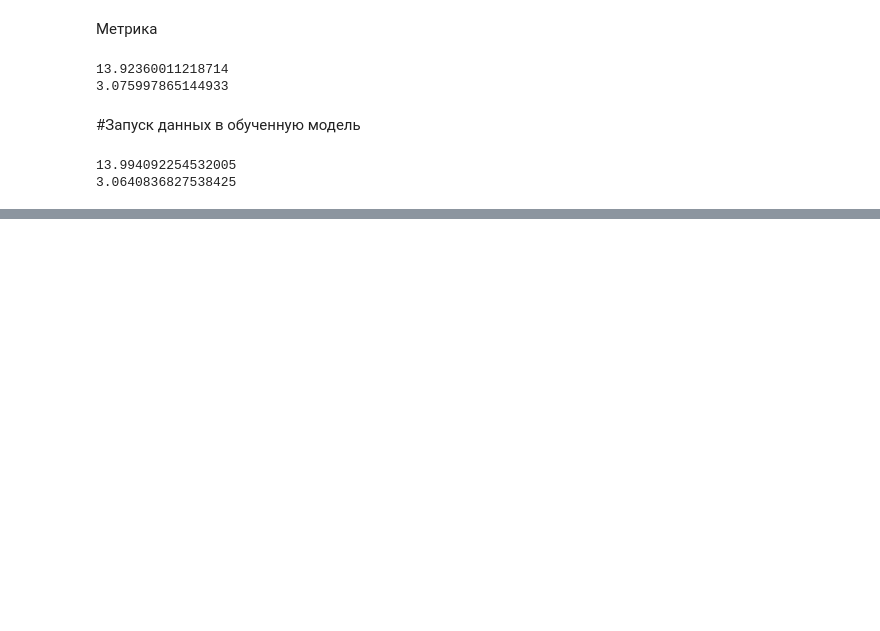
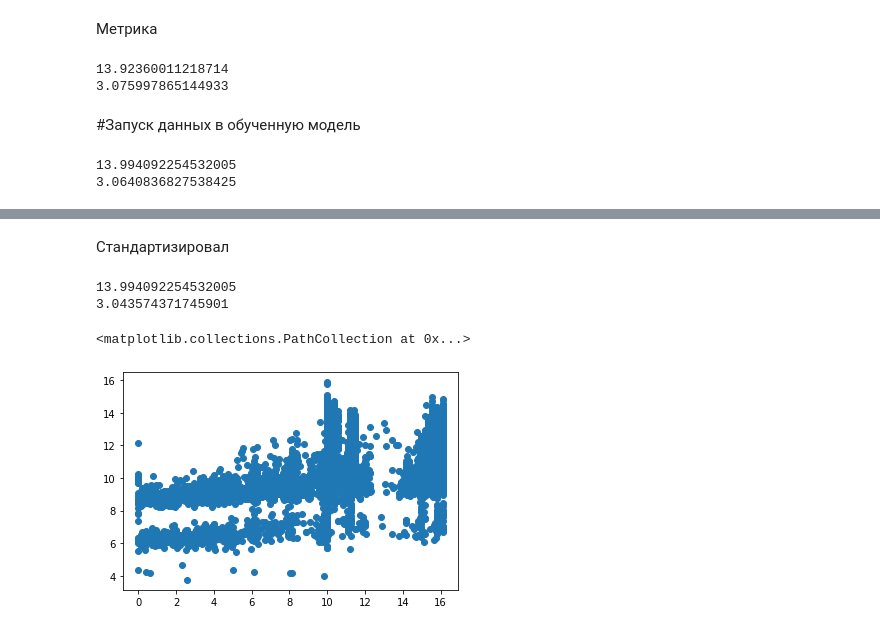
Before and after one commit to Dandarin37/Numpy, a Jupyter notebook: kurs_cv1.ipynb, the cells around one changed output, grey strips where cells are left out. Cells and saved outputs as stored; diff of their text form; code cells hidden in the pictures; blank space fills up the shorter version.

```diff
--- a/kurs_cv1.ipynb
+++ b/kurs_cv1.ipynb
@@ -39,4 +39,4 @@ X_train,X_test,y_train,y_test = train_test_split(data, target, test_size= 0.25)
 # %%
 model = LinearRegression()#.t(fiX_train,y_train)
 # %%
-train = model.fit(X_train,y_train)
+model.fit(X_train,y_train)
@@ -87,0 +90,25 @@ pyplot.scatter(check_test2['y_test'],check_test2['x_pred'])
+# %%
+Scaler = MinMaxScaler()
+stx = Scaler.fit_transform(X_train)
+X_trsc = pd.DataFrame(stx, columns = ['Temperature_c', 'Humidity', 'Wind_Speed_kmh', 'Pressure_millibars', 'Rain'])
+# %% [markdown]
+Стандартизировал
+# %%
+model.fit(X_trsc,y_train)
+X_predict2 = model.predict(X_trsc)
+# %%
+check_test3 = pd.DataFrame({
+    'y_test':y_train,
+    'x_pred': X_predict2.flatten(),
+})
+check_test3['error'] = check_test3['x_pred'] - check_test3['y_test']
+mse3 = (check_test2['error']**2).mean()
+absolut3 = (np.abs(check_test3['error'])).mean()
+print(mse3)
+print(absolut3)
+pyplot.scatter(check_test3['y_test'],check_test3['x_pred'])
+# %% [output]
+13.994092254532005
+3.043574371745901
+<matplotlib.collections.PathCollection at 0x...>
+[figure, added]
```
Also changed, not shown: parts of 5 cells of this notebook.
